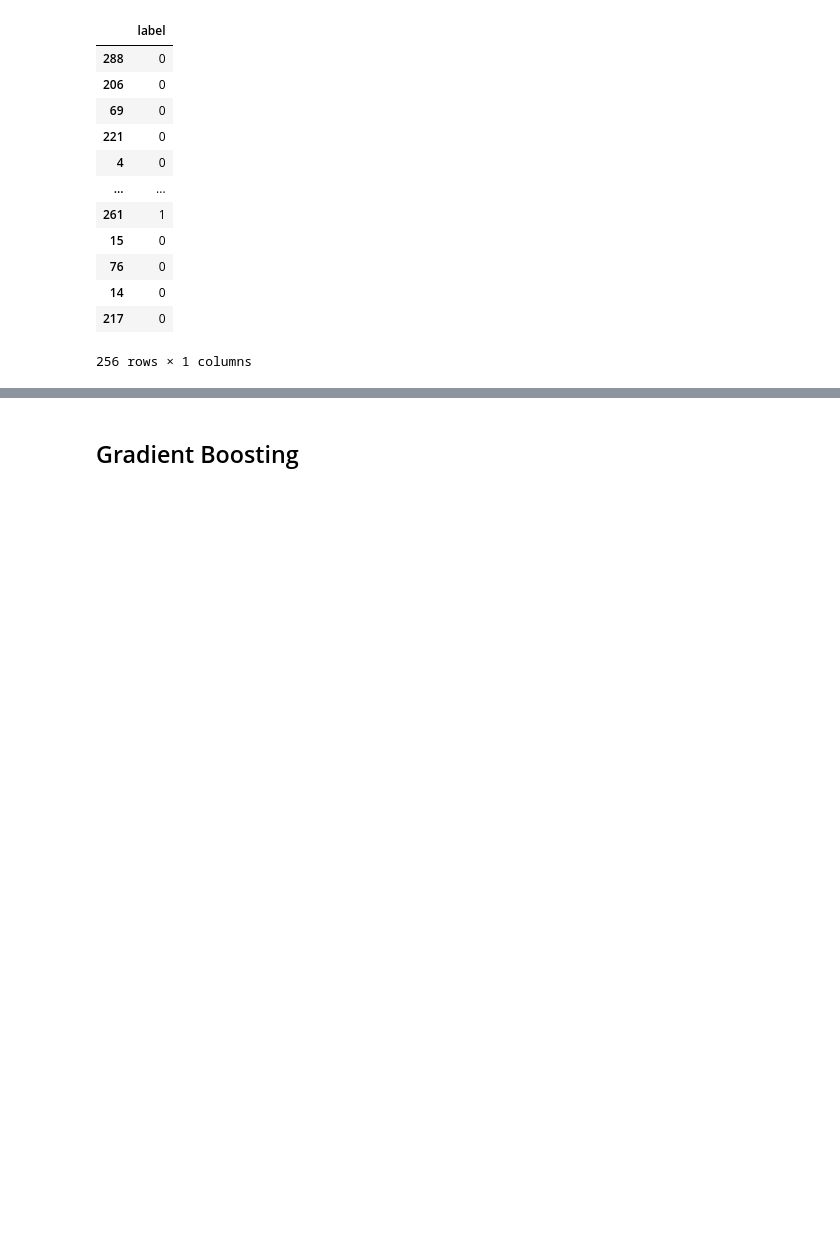
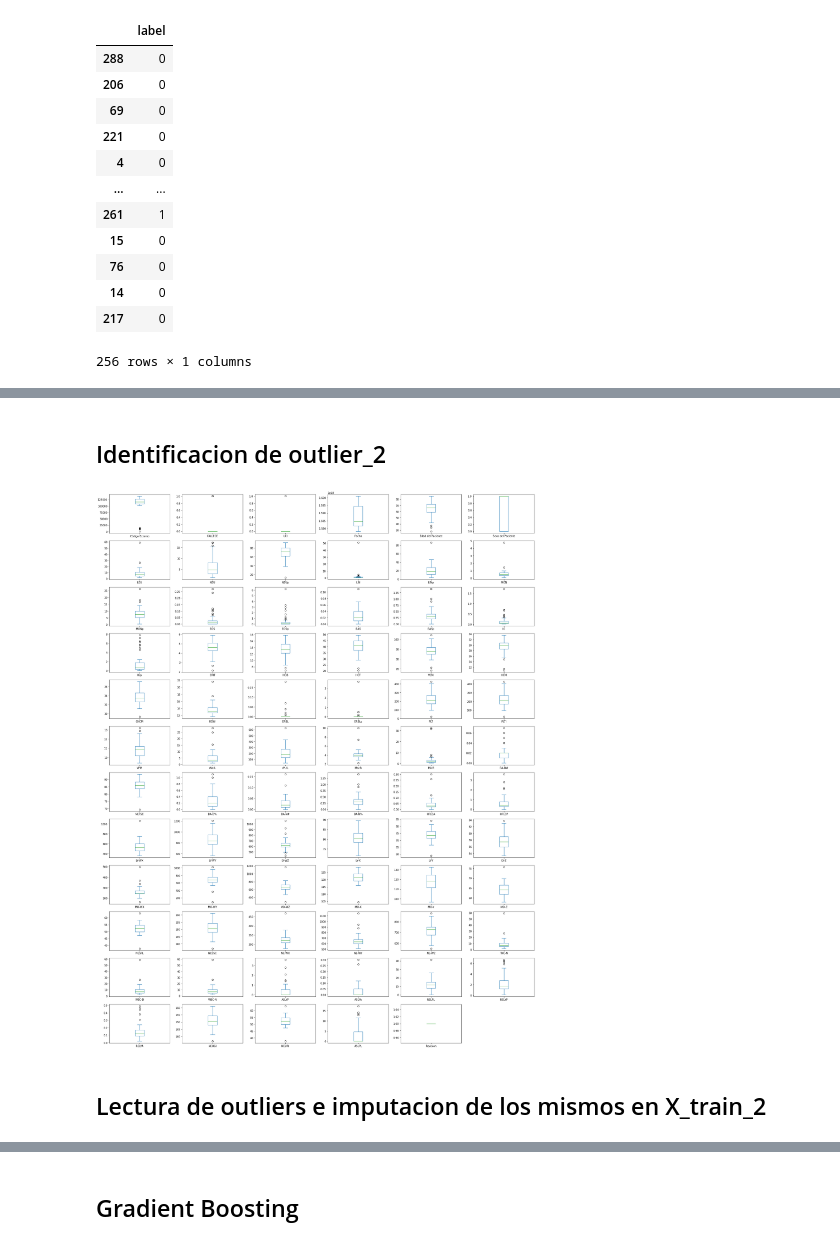
Before and after one commit to jorgealarconlucas/TFG, a Jupyter notebook: TFG.ipynb, the cells around one changed output, grey strips where cells are left out. Drawn from its saved outputs; the diff is of its cells as text; code cells hidden in the pictures; blank space fills up the shorter version.

```diff
--- a/TFG.ipynb
+++ b/TFG.ipynb
@@ -1309,0 +1340,3 @@ y_train_frame #Tengo que filtrar para que tenga la misma dimension que X_train
+# %%
+db1_filter = db1.loc[db1["Revision"] == 1]
+db1_filter
@@ -1309,0 +1361,5 @@ y_train_frame #Tengo que filtrar para que tenga la misma dimension que X_train
+# %%
+#X son todas las columnas menos la de label que es la 73
+X_train_filter, X_test_filter, y_train_filter, y_test_filter = train_test_split(db1_filter.iloc[:, 0:71],
+db1_filter['label'], test_size = 0.2, random_state = 2)
+#en X_train quito la columna label porque es el target, es decir la Y
@@ -1309,0 +1409,6 @@ y_train_frame #Tengo que filtrar para que tenga la misma dimension que X_train
+# %% [markdown]
+## Identificacion de outlier_2
+# %%
+X_train_filter.plot(kind='box',subplots=True, layout=(21,6), sharex=False, sharey=False, figsize=(30,70));
+# %% [output]
+[figure, added]
@@ -1309,0 +1426,2 @@ y_train_frame #Tengo que filtrar para que tenga la misma dimension que X_train
+# %% [markdown]
+## Lectura de outliers e imputacion de los mismos en X_train_2
```
Also changed, not shown: parts of 49 cells of this notebook.
